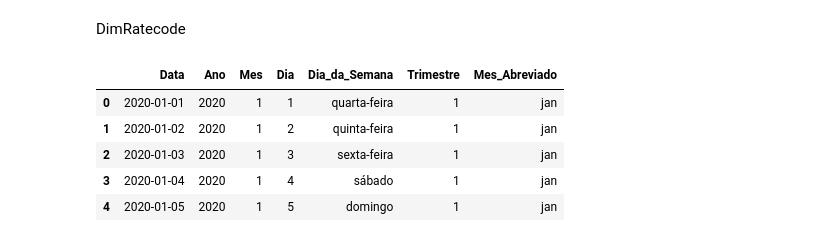
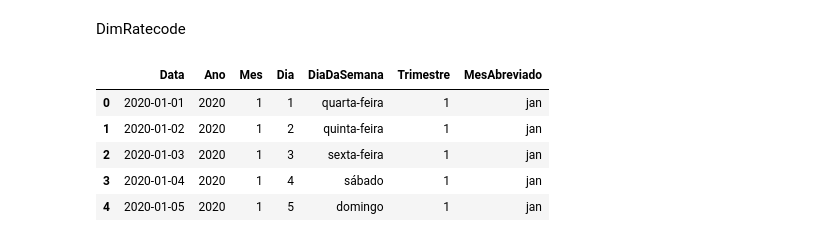
Before and after one commit to Edmilson-Santos/Etl-Igma-Tech, a Jupyter notebook: Scripts/Dev/01.Base.ipynb, the cells around one changed output. Saved outputs shown, nothing was run; the diff lists cells and outputs as text; code cells hidden in the pictures.

Commit message:
calendar

```diff
--- a/Scripts/Dev/01.Base.ipynb
+++ b/Scripts/Dev/01.Base.ipynb
@@ -210,22 +210,24 @@ df = pd.read_parquet(path_parquet)
 # %%
 # Obs: d calendário pode ser criado direto em consulta SQL,view ou direto no power bi Depende de cada projeto
 import pandas as pd
 import locale
+
+destination_calendar = os.path.join(get_dim_path(), 'dim_calendar.parquet')
 
 locale.setlocale(locale.LC_TIME, 'Portuguese_Brazil.1252')  # Dia_da_Semana em portugues
 
 datas = pd.date_range(start='2020-01-01', end='2030-12-31', freq='D')
 df_calendario = pd.DataFrame({'Data': datas})
 
 df_calendario['Ano'] = df_calendario['Data'].dt.year
 df_calendario['Mes'] = df_calendario['Data'].dt.month
 df_calendario['Dia'] = df_calendario['Data'].dt.day
-df_calendario['Dia_da_Semana'] = df_calendario['Data'].dt.strftime('%A')
+df_calendario['DiaDaSemana'] = df_calendario['Data'].dt.strftime('%A')
 df_calendario['Trimestre'] = df_calendario['Data'].dt.quarter
-df_calendario['Mes_Abreviado'] = df_calendario['Data'].dt.strftime('%b')
+df_calendario['MesAbreviado'] = df_calendario['Data'].dt.strftime('%b')
 df_calendario.head(5)
 # %% [output]
-|  | Data | Ano | Mes | Dia | Dia_da_Semana | Trimestre | Mes_Abreviado |
+|  | Data | Ano | Mes | Dia | DiaDaSemana | Trimestre | MesAbreviado |
 | 0 | 2020-01-01 | 2020 | 1 | 1 | quarta-feira | 1 | jan |
 | 1 | 2020-01-02 | 2020 | 1 | 2 | quinta-feira | 1 | jan |
 | 2 | 2020-01-03 | 2020 | 1 | 3 | sexta-feira | 1 | jan |
```
Also changed, not shown: parts of 3 cells of this notebook, 18 other files.
